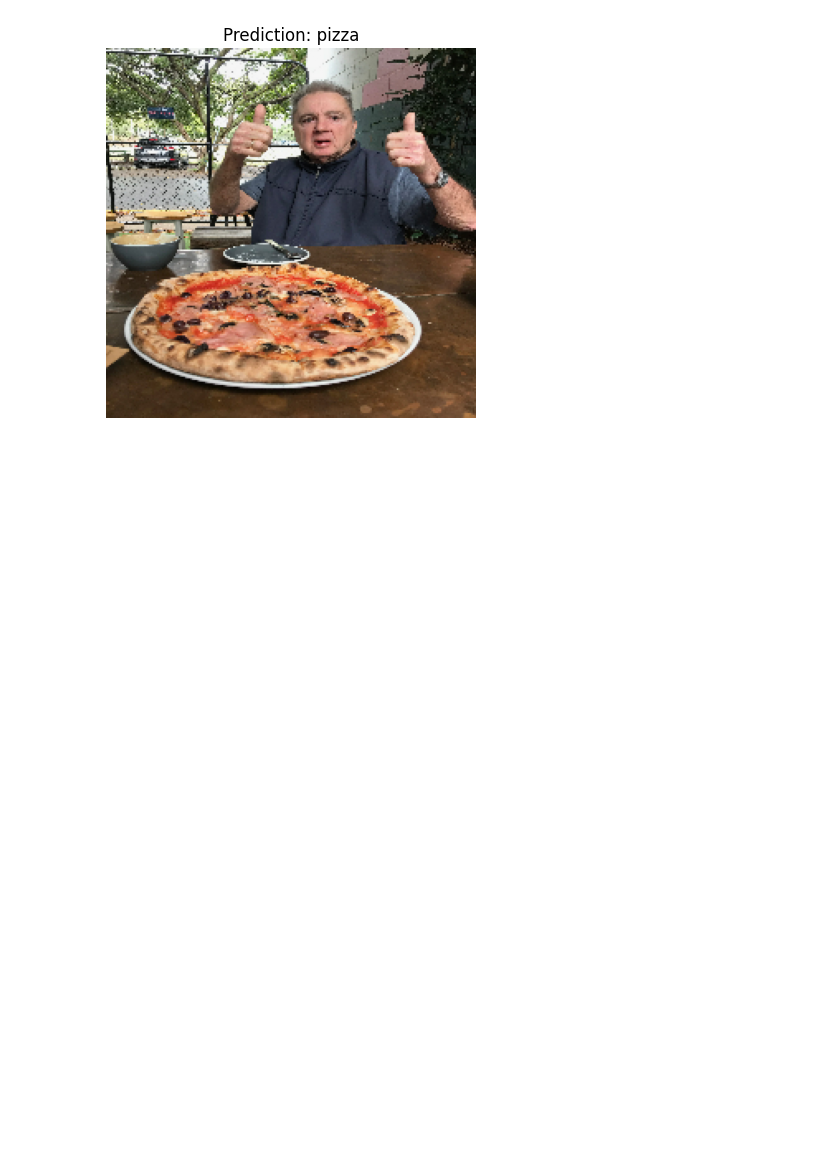
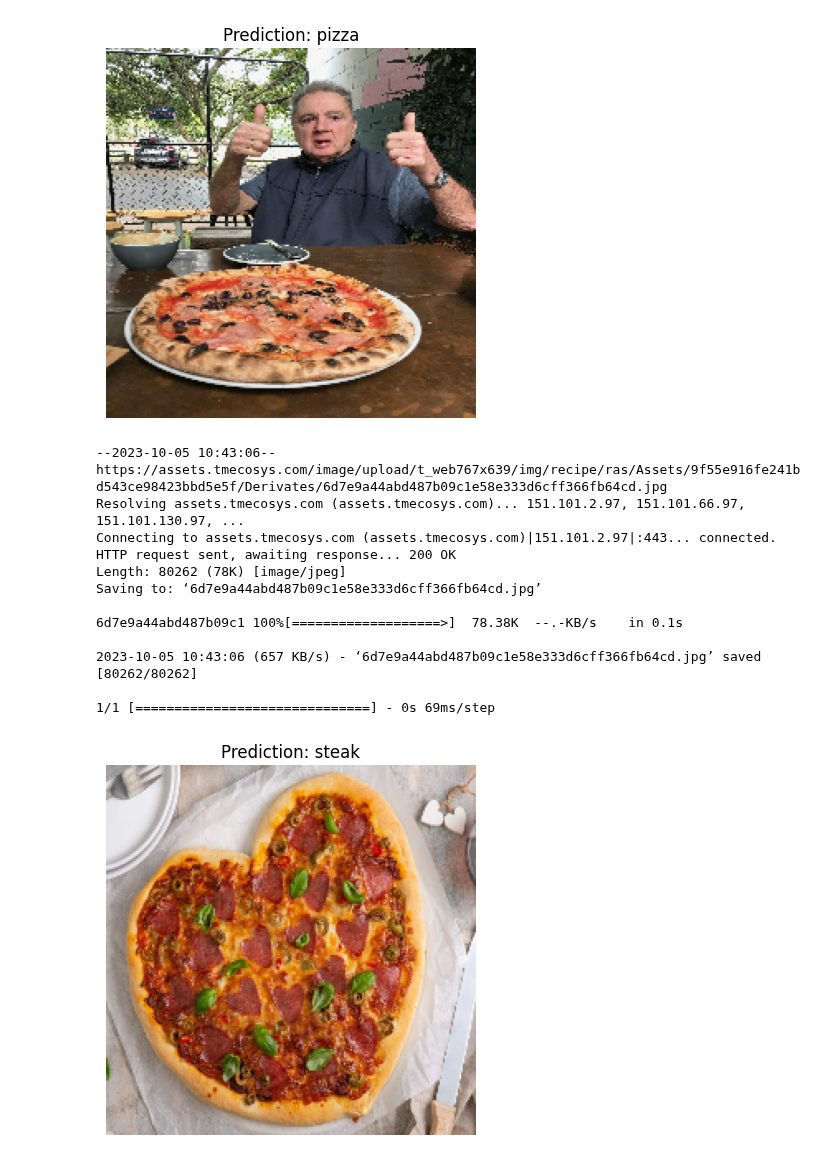
Before and after one commit to kacper-dobrow/tensorflow-course, a Jupyter notebook: 03_introduction_to_CNN_and_computer_vision.ipynb, the cells around one changed output. Drawn from its saved outputs; the diff is of its cells as text; code cells hidden in the pictures; blank space fills up the shorter version.

```diff
--- a/03_introduction_to_CNN_and_computer_vision.ipynb
+++ b/03_introduction_to_CNN_and_computer_vision.ipynb
@@ -984,3 +984,21 @@ Saving to: ‘03-pizza-dad.jpeg.1’
 
 1/1 [==============================] - 0s 33ms/step
 [figure]
+# %%
+# Download another test image and make a prediction on it
+!wget https://assets.tmecosys.com/image/upload/t_web767x639/img/recipe/ras/Assets/9f55e916fe241bd543ce98423bbd5e5f/Derivates/6d7e9a44abd487b09c1e58e333d6cff366fb64cd.jpg
+plot_pred(model_8, '6d7e9a44abd487b09c1e58e333d6cff366fb64cd.jpg', class_names)
+# %% [output]
+--2023-10-05 10:43:06--  https://assets.tmecosys.com/image/upload/t_web767x639/img/recipe/ras/Assets/9f55e916fe241bd543ce98423bbd5e5f/Derivates/6d7e9a44abd487b09c1e58e333d6cff366fb64cd.jpg
+Resolving assets.tmecosys.com (assets.tmecosys.com)... 151.101.2.97, 151.101.66.97, 151.101.130.97, ...
+Connecting to assets.tmecosys.com (assets.tmecosys.com)|151.101.2.97|:443... connected.
+HTTP request sent, awaiting response... 200 OK
+Length: 80262 (78K) [image/jpeg]
+Saving to: ‘6d7e9a44abd487b09c1e58e333d6cff366fb64cd.jpg’
+
+6d7e9a44abd487b09c1 100%[===================>]  78.38K  --.-KB/s    in 0.1s
+
+2023-10-05 10:43:06 (657 KB/s) - ‘6d7e9a44abd487b09c1e58e333d6cff366fb64cd.jpg’ saved [80262/80262]
+
+1/1 [==============================] - 0s 69ms/step
+[figure, added]
```
Also changed, not shown: parts of 3 cells of this notebook.
